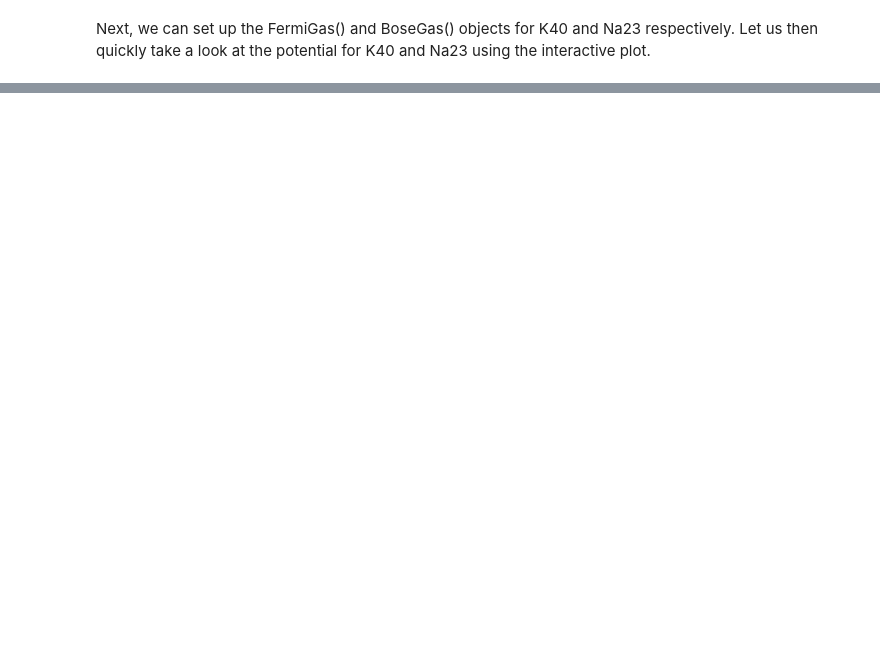
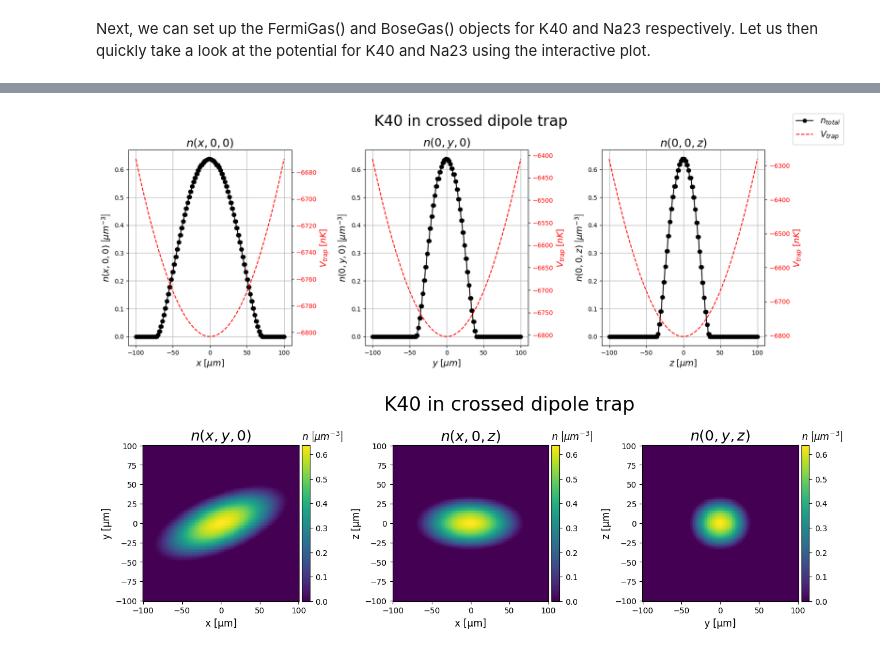
Before and after one commit to lightmat/lightmat, a Jupyter notebook: tutorial_many_body.ipynb, the cells around one changed output, grey strips where cells are left out. Drawn from its saved outputs; the diff is of its cells as text; code cells hidden in the pictures; blank space fills up the shorter version.

```diff
--- a/tutorial_many_body.ipynb
+++ b/tutorial_many_body.ipynb
@@ -194,7 +218,7 @@ k40_crossed_dipole_trap = ParticleProps(
     m=39.963999*u.u,
     N_particles=100000,
     T=0*u.nK,
-    domain=(-40, 40)*u.um,
+    domain=(-100, 100)*u.um,
     V_trap_func=setup_K40.V,
     unit = u.nK, # kwarg of LaserSetup.V(), the unit of the potential must be in [k_B x nK] for the ParticleProps() to work
 )
@@ -206,19 +230,7 @@ na23_crossed_dipole_trap = ParticleProps(
     N_particles=100000,
     T=0*u.nK,
     a_s=2.75*u.nm,
-    domain=(-40, 40)*u.um,
+    domain=(-100, 100)*u.um,
     V_trap_func=setup_Na23.V,
     unit = u.nK, # kwarg of LaserSetup.V(), the unit of the potential must be in [k_B x nK] for the ParticleProps() to work
 )
-# %%
-n = 151
-
-x = np.linspace(-1, 1, n) * u.um
-y = np.linspace(-1, 1, n) * u.um
-z = np.linspace(-5, 5, n) * u.um # from the inersect angle, we expect a lattice spacing of ~3um, so we need to go further than in x- and y-direction
-                                 # to see the lattice
-
-X, Y, Z = np.meshgrid(x, y, z, indexing='ij') # these are arrays of shape (n,n,n) containing the grid points for our spatial region
-
-
-V = k40_crossed_dipole_trap.V_trap_func(X, Y, Z) # this will return the potential in [k_B x nK] at the grid points (X,Y,Z)
@@ -244,11 +238,0 @@ ValueError: operands could not be broadcast together with shapes (151,151,151) (
-# %%
-n = 151
-
-x = np.linspace(-50, 50, n) * u.um
-y = np.linspace(-50, 50, n) * u.um
-z = np.linspace(-50, 50, n) * u.um
-
-X, Y, Z = np.meshgrid(x, y, z, indexing='ij')
-
-V_K40_array = (k40_crossed_dipole_trap.V_trap_func(X, Y, Z) * h / k_B).to(u.nK)
-V_Na23_array = (na23_crossed_dipole_trap.V_trap_func(X, Y, Z)
@@ -268,0 +239,6 @@ interactive_plot(
+# %%
+fg_crossed_dipole_trap = FermiGas(k40_crossed_dipole_trap, spatial_basis_set="grid", num_grid_points=n)
+bg_crossed_dipole_trap = BoseGas(na23_crossed_dipole_trap, spatial_basis_set="grid", num_grid_points=n)
+
+fg_crossed_dipole_trap.eval_density(use_TF_or_LDA=False)
+bg_crossed_dipole_trap.eval_density(use_TF=False)
@@ -268,0 +250,6 @@ interactive_plot(
+# %%
+fig_bg = fg_crossed_dipole_trap.plot_density_1d(title="K40 in crossed dipole trap")
+fig_bg = fg_crossed_dipole_trap.plot_density_2d(title="K40 in crossed dipole trap")
+# %% [output]
+[figure, added]
+[figure, added]
```
Also changed, not shown: parts of 13 cells of this notebook, 6 other files.
